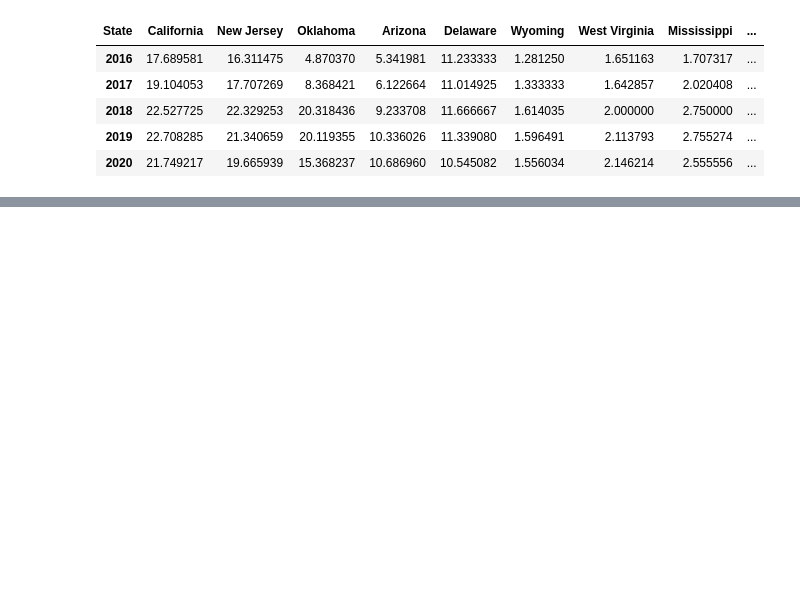
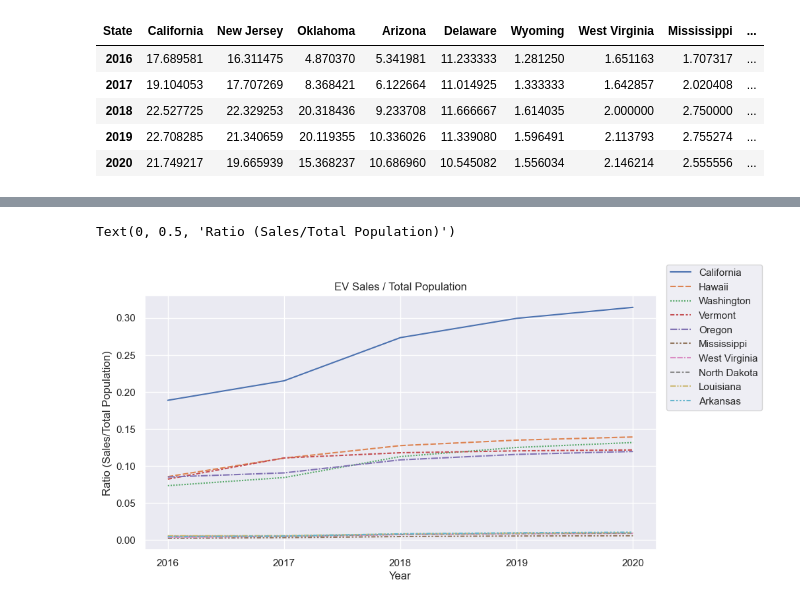
Before and after one commit to xnotynot/project1-evdata, a Jupyter notebook: Notebook/ev_sales_charge_infra_relation.ipynb, the cells around one changed output, grey strips where cells are left out. Cells and saved outputs as stored; diff of their text form; code cells hidden in the pictures; blank space fills up the shorter version.

```diff
--- a/Notebook/ev_sales_charge_infra_relation.ipynb
+++ b/Notebook/ev_sales_charge_infra_relation.ipynb
@@ -275,0 +283,11 @@ plt.legend(bbox_to_anchor=(1.02, 0.55), loc='lower left', borderaxespad=0,)
+# %%
+ratio_fields = []
+ratio_fields.append('State')
+for year in range(lower_year_limit,higher_year_limit):
+        ratio_fields.append(f'ev_slsVspop_{year}')
+
+ev_slsVspop_top10 = ev_sales_cstation_ratio.sort_values(by='ev_TslsVsTpop(*1000)',ascending=False).head(5)[ratio_fields]
+ev_slsVspop_top10.set_index("State")
+
+ev_slsVspop_bot10 = ev_sales_cstation_ratio.sort_values(by='ev_TslsVsTpop(*1000)',ascending=True).head(5)[ratio_fields]
+ev_slsVspop_bot10.set_index("State")
@@ -275,0 +304,9 @@ plt.legend(bbox_to_anchor=(1.02, 0.55), loc='lower left', borderaxespad=0,)
+# %%
+ev_TBslsVspop_plot = pd.concat([ev_slsVspop_top10,ev_slsVspop_bot10]).set_index("State")
+ev_TBslsVspop_plot
+
+for year in range(lower_year_limit,higher_year_limit):
+         field_name = (f'ev_slsVspop_{year}')
+         ev_TBslsVspop_plot.rename(columns={ field_name: year},inplace=True)
+ev_TBslsVspop_plot_transpose = ev_TBslsVspop_plot.transpose()
+ev_TBslsVspop_plot_transpose
@@ -275,0 +320,15 @@ plt.legend(bbox_to_anchor=(1.02, 0.55), loc='lower left', borderaxespad=0,)
+# %%
+x_ticks_year = []
+for year in range(lower_year_limit,higher_year_limit):
+         x_ticks_year.append(year)
+
+sns.set(rc={"figure.figsize":(10, 5)}) #width=8, height=4
+lpt = sns.lineplot(data=ev_TBslsVspop_plot_transpose)
+lpt.set(title = 'EV Sales / Total Population')
+plt.legend(bbox_to_anchor=(1.02, 0.55), loc='lower left', borderaxespad=0,)
+plt.xticks(x_ticks_year)
+plt.xlabel('Year')
+plt.ylabel('Ratio (Sales/Total Population)')
+# %% [output]
+Text(0, 0.5, 'Ratio (Sales/Total Population)')
+[figure, added]
```
Also changed, not shown: parts of 17 cells of this notebook, 5 other files.
